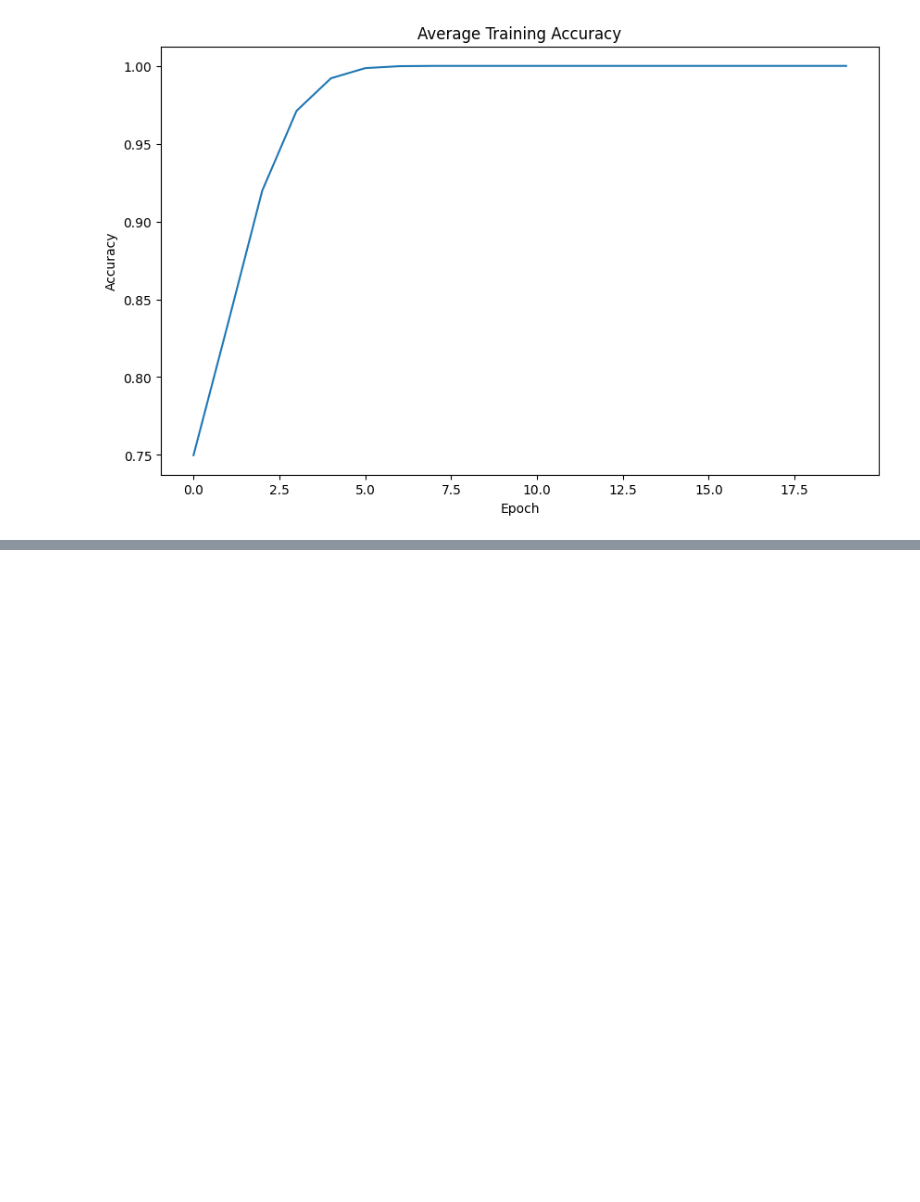
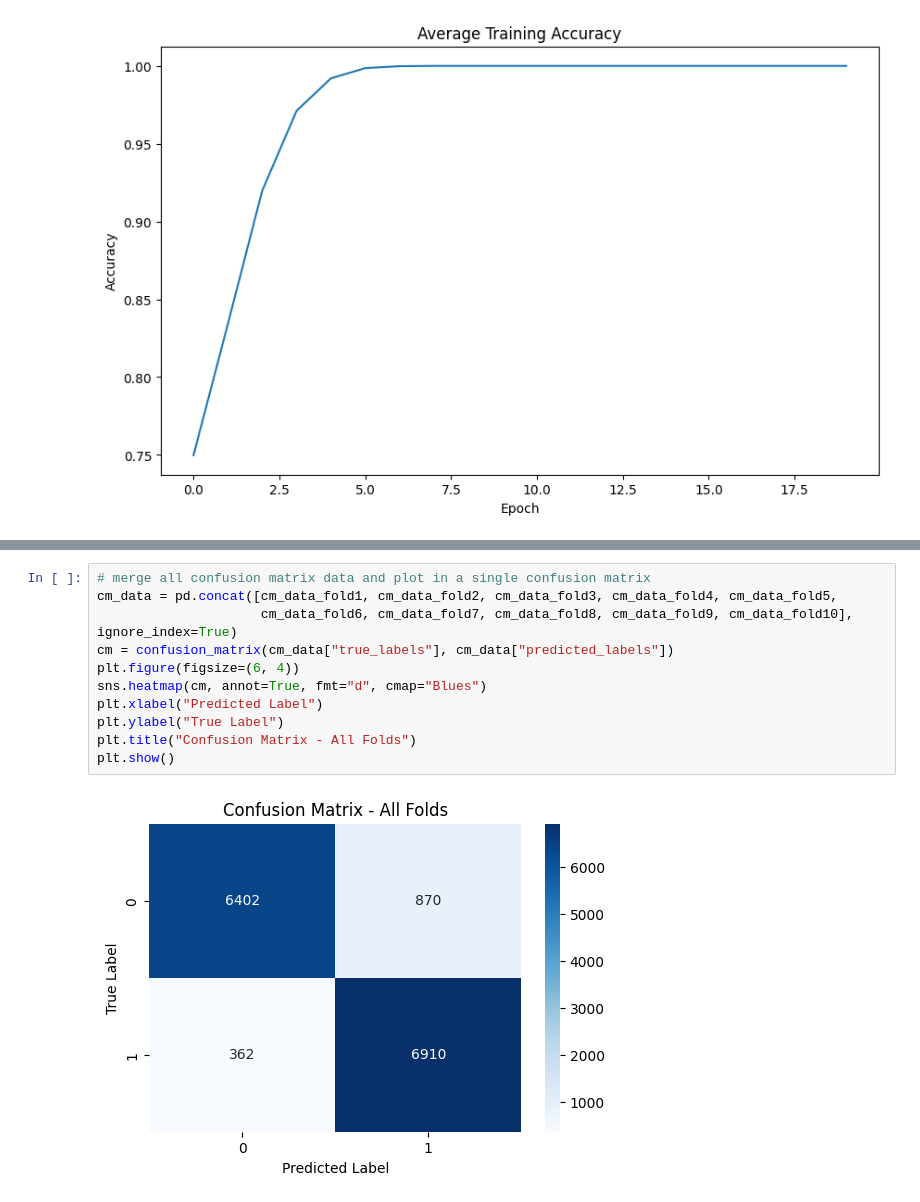
Before and after one commit to buntueng/Kenkyu, a Jupyter notebook: CNMC2019/CNN/ams_result.ipynb, the cells around one changed output, grey strips where cells are left out. Saved outputs shown, nothing was run; the diff lists cells and outputs as text; blank space fills up the shorter version.

```diff
--- a/CNMC2019/CNN/ams_result.ipynb
+++ b/CNMC2019/CNN/ams_result.ipynb
@@ -131,0 +154,13 @@ plt.show()
+# %%
+# merge all confusion matrix data and plot in a single confusion matrix
+cm_data = pd.concat([cm_data_fold1, cm_data_fold2, cm_data_fold3, cm_data_fold4, cm_data_fold5,
+                     cm_data_fold6, cm_data_fold7, cm_data_fold8, cm_data_fold9, cm_data_fold10], ignore_index=True)
+cm = confusion_matrix(cm_data["true_labels"], cm_data["predicted_labels"])
+plt.figure(figsize=(6, 4))
+sns.heatmap(cm, annot=True, fmt="d", cmap="Blues")
+plt.xlabel("Predicted Label")
+plt.ylabel("True Label")
+plt.title("Confusion Matrix - All Folds")
+plt.show()
+# %% [output]
+[figure, added]
```
Also changed, not shown: parts of 3 cells of this notebook.
